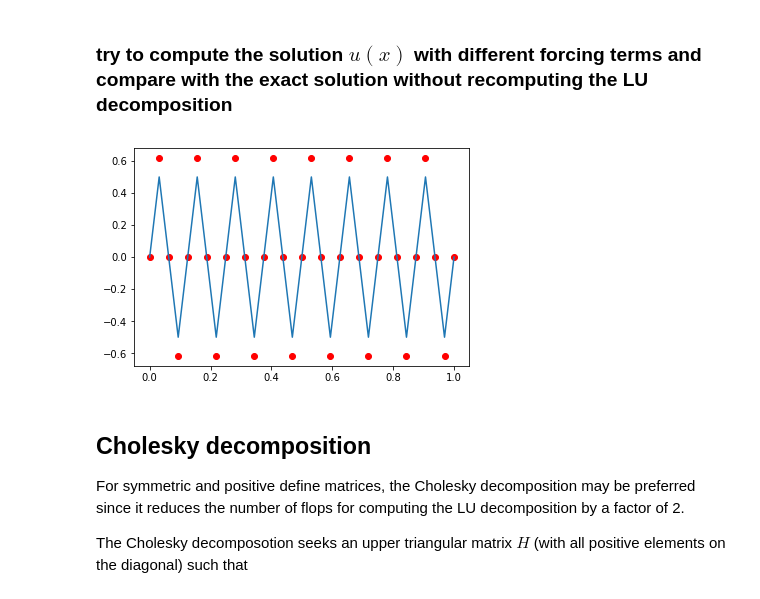
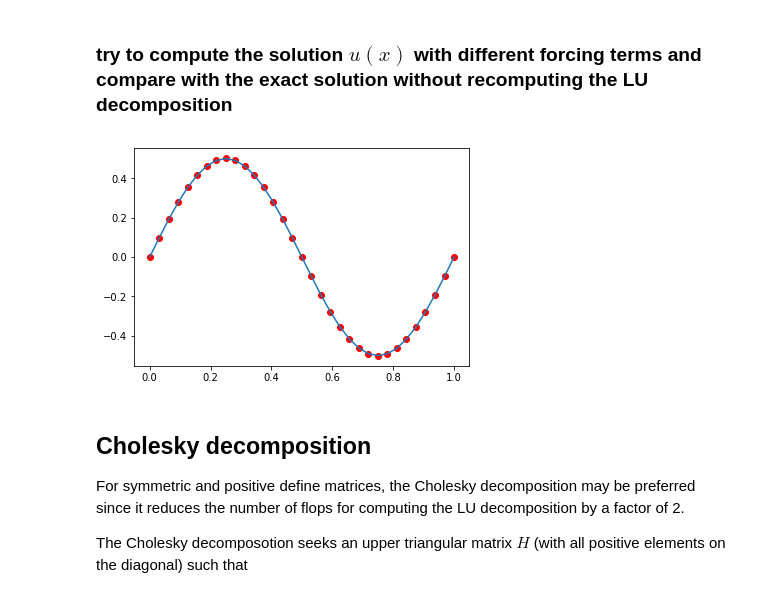
Before and after one commit to pierocor/P1.4_seed, a Jupyter notebook: notes/05a_linear_systems_direct.ipynb, the cells around one changed output. Cells and saved outputs as stored; diff of their text form; code cells hidden in the pictures.

```diff
--- a/notes/05a_linear_systems_direct.ipynb
+++ b/notes/05a_linear_systems_direct.ipynb
@@ -218,18 +217,18 @@ _ = plot(x,u_ex)
 # %% [markdown]
 ### try to compute the solution $u(x)$ with different forcing terms and compare with the exact solution **without recomputing the LU decomposition**
 # %%
-alpha = pi *8
+alpha = pi
 f_new = 4*sin(x*alpha)*cos(x*alpha) * alpha**2
 f_new[0] = 0
 f_new[-1] = 0
 u_ex_new = sin(x*alpha)*cos(x*alpha)
 w_new = L_solve(L,f_new)
 u_new = U_solve(U, w_new)
 
 _= plot(x, u_new, 'ro')
 _= plot(x, u_ex_new)
 # %% [output]
-[figure, old version]
+[figure, new version]
 # %% [markdown]
 ## Cholesky decomposition
 For symmetric and positive define matrices, the Cholesky decomposition may be preferred since it reduces the number of flops for computing the LU decomposition by a factor of 2.
```
Also changed, not shown: parts of 2 cells of this notebook, 15 other files.
